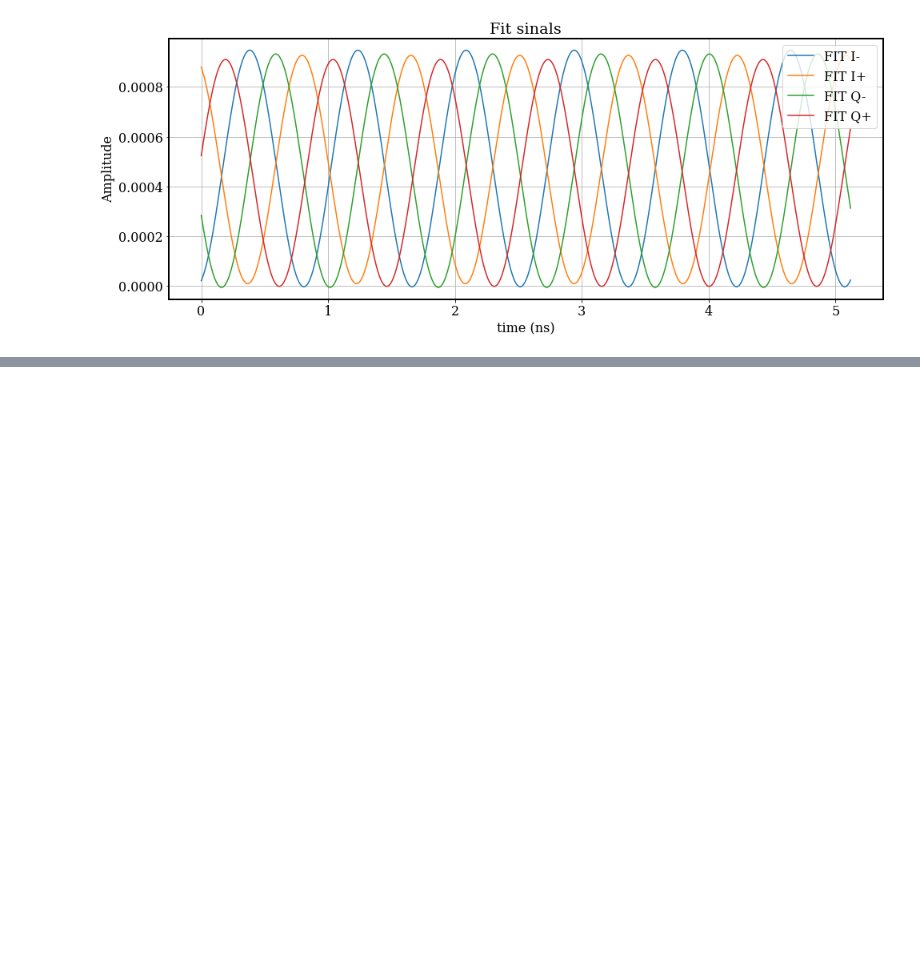
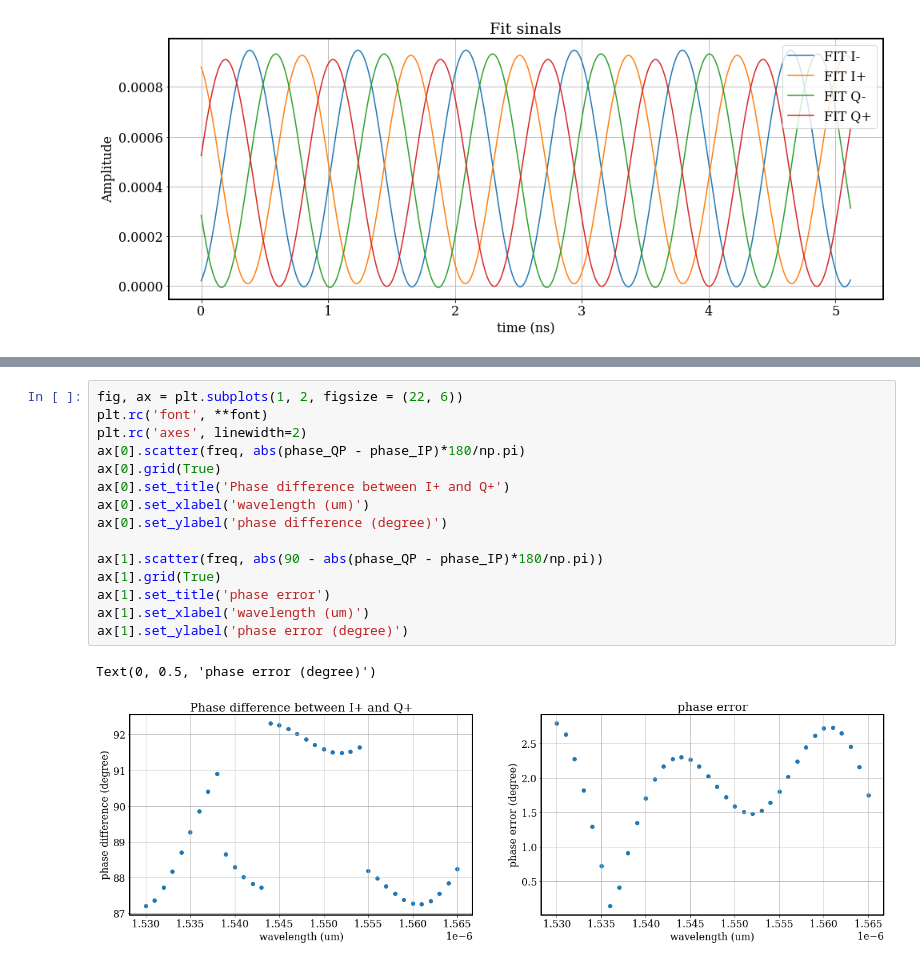
Before and after one commit to moisesoliveira08/Hybrid, a Jupyter notebook: documentatin/90_Hybrid_Interconnect.ipynb, the cells around one changed output, grey strips where cells are left out. Drawn from its saved outputs; the diff is of its cells as text; blank space fills up the shorter version.

```diff
--- a/documentatin/90_Hybrid_Interconnect.ipynb
+++ b/documentatin/90_Hybrid_Interconnect.ipynb
@@ -107,0 +151,18 @@ plt.legend(loc = 'upper right')
+# %%
+fig, ax = plt.subplots(1, 2, figsize = (22, 6))
+plt.rc('font', **font)
+plt.rc('axes', linewidth=2)
+ax[0].scatter(freq, abs(phase_QP - phase_IP)*180/np.pi)
+ax[0].grid(True)
+ax[0].set_title('Phase difference between I+ and Q+')
+ax[0].set_xlabel('wavelength (um)')
+ax[0].set_ylabel('phase difference (degree)')
+
+ax[1].scatter(freq, abs(90 - abs(phase_QP - phase_IP)*180/np.pi))
+ax[1].grid(True)
+ax[1].set_title('phase error')
+ax[1].set_xlabel('wavelength (um)')
+ax[1].set_ylabel('phase error (degree)')
+# %% [output]
+Text(0, 0.5, 'phase error (degree)')
+[figure, added]
```
Also changed, not shown: parts of 5 cells of this notebook, 4 other files.
